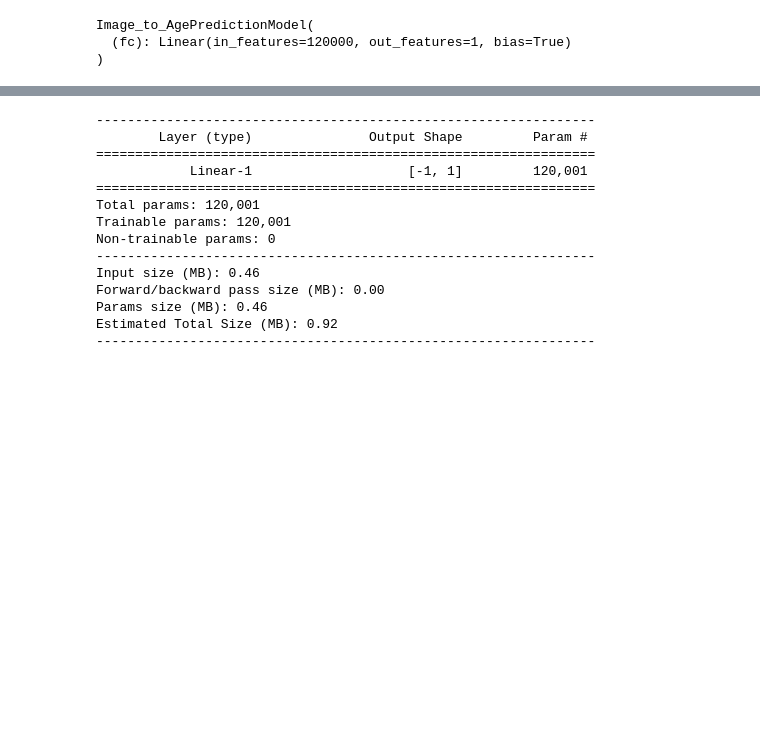
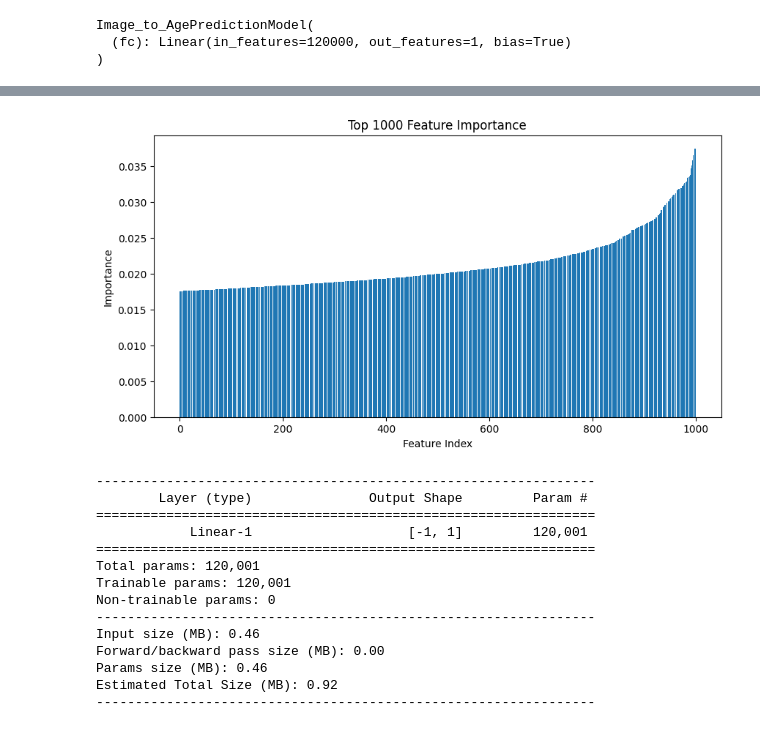
Before and after one commit to yousirong/Deaplearning, a Jupyter notebook: d2l_notebooks/d2l-en/pytorch/D2L_assignment/hw2_201904458_이준용.ipynb, the cells around one changed output, grey strips where cells are left out. Saved outputs shown, nothing was run; the diff lists cells and outputs as text; code cells hidden in the pictures; blank space fills up the shorter version.

```diff
--- a/d2l_notebooks/d2l-en/pytorch/D2L_assignment/hw2_201904458_이준용.ipynb
+++ b/d2l_notebooks/d2l-en/pytorch/D2L_assignment/hw2_201904458_이준용.ipynb
@@ -165,2 +165,28 @@ plt.show()
+# %%
+# 훈련 데이터셋에서 랜덤하게 이미지 선택
+sample_image, _ = train_dataset[np.random.randint(len(train_dataset))]
+
+# 모델의 forward pass 수행
+model.eval()
+with torch.no_grad():
+    sample_image = sample_image.unsqueeze(0).to(device)
+    outputs = model(sample_image)
+
+# Feature Importance weight 적용하여 계산 및 CUDA 이동
+ft_importance_map = torch.abs(model.fc.weight.squeeze(0)).detach().cpu().numpy()
+ft_importance_map = torch.from_numpy(ft_importance_map).to(device)
+
+# 상위 1000개 feature의 중요도 순으로 정렬
+top_1000_features = np.argsort(ft_importance_map.cpu().numpy())[-1000:]
+
+# 상위 1000개 feature 시각화
+plt.figure(figsize=(10, 5))
+plt.bar(range(len(top_1000_features)), ft_importance_map[top_1000_features].cpu())
+plt.xlabel('Feature Index')
+plt.ylabel('Importance')
+plt.title('Top 1000 Feature Importance')
+plt.show()
+# %% [output]
+[figure, added]
 # %%
 from torchsummary import summary
```
Also changed, not shown: parts of 8 cells of this notebook, 3 other files.
